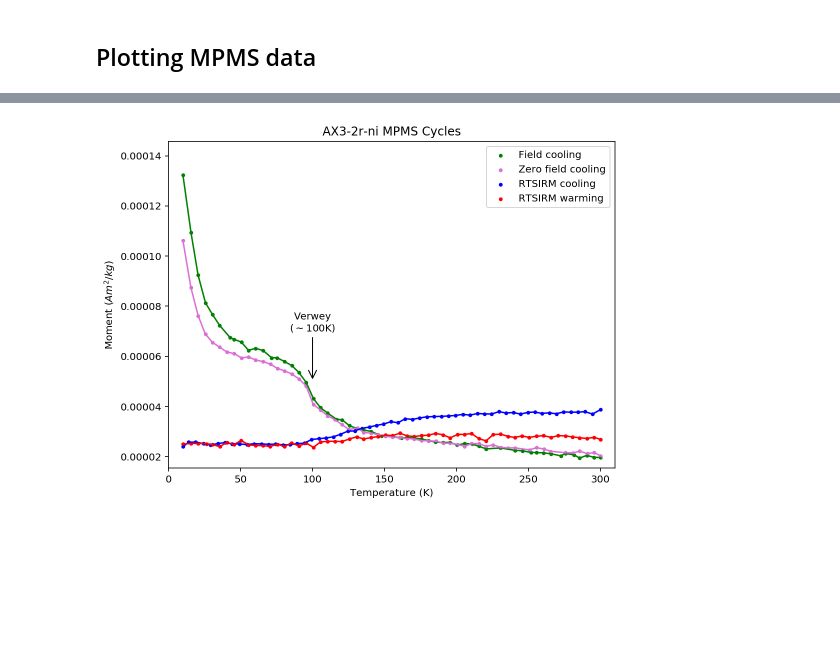
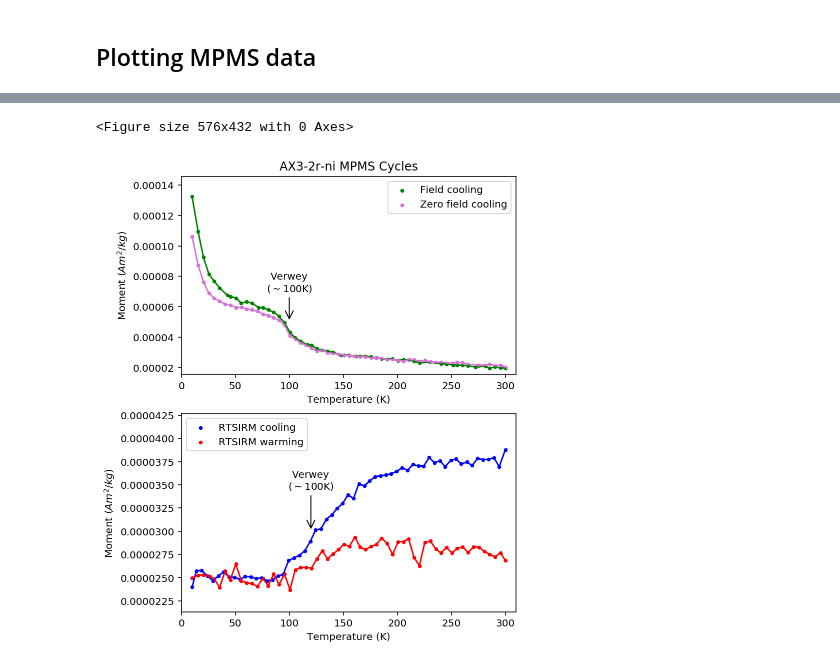
Before and after one commit to Swanson-Hysell-Group/AX_BD_PINT, a Jupyter notebook: code/AX_BD_MPMS.ipynb, the cells around one changed output, grey strips where cells are left out. Cells and saved outputs as stored; diff of their text form; code cells hidden in the pictures; blank space fills up the shorter version.

```diff
--- a/code/AX_BD_MPMS.ipynb
+++ b/code/AX_BD_MPMS.ipynb
@@ -95,7 +117,9 @@ plot_MPMS_data(AX15_2r_MPMS_data, 'AX15-2r', True, annotate_text = 'Verwey\n($\s
 # %%
 AX3_2r_ni_MPMS_data = get_MPMS_data(MPMS_measurements, 63)
-plot_MPMS_data(AX3_2r_ni_MPMS_data, 'AX3-2r-ni', True, annotate_text = 'Verwey\n($\sim$100K)', x_base = 100, y_base=0.00005, y_base_scale = 1.4)
+plot_MPMS_data(AX3_2r_ni_MPMS_data, 'AX3-2r-ni', True, annotate_text = 'Verwey\n($\sim$100K)',
+               x_base0 = 100, y_base0=0.00005, y_base_scale0 = 1.4, y_base1=0.00003, y_base_scale1=1.15)
 # %% [output]
+<Figure size 576x432 with 0 Axes>
-[figure, old version]
+[figure, new version]
 # %%
 AX6_1r_MPMS_data = get_MPMS_data(MPMS_measurements, 88)
```
Also changed, not shown: parts of 5 cells of this notebook, 45 other files.
